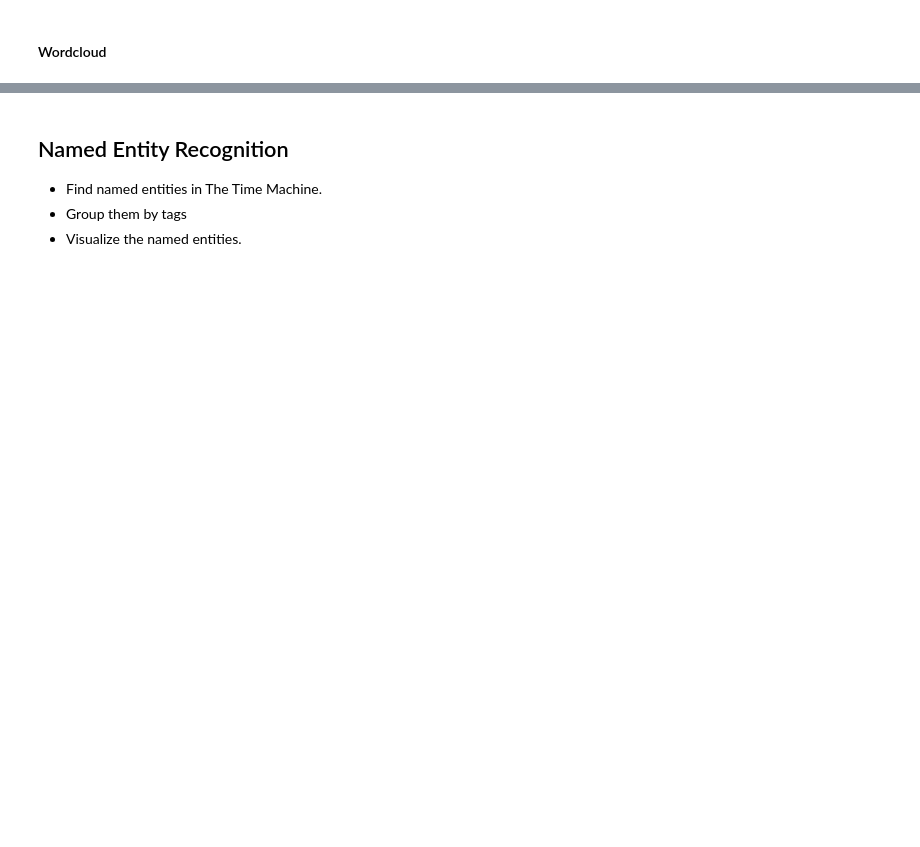
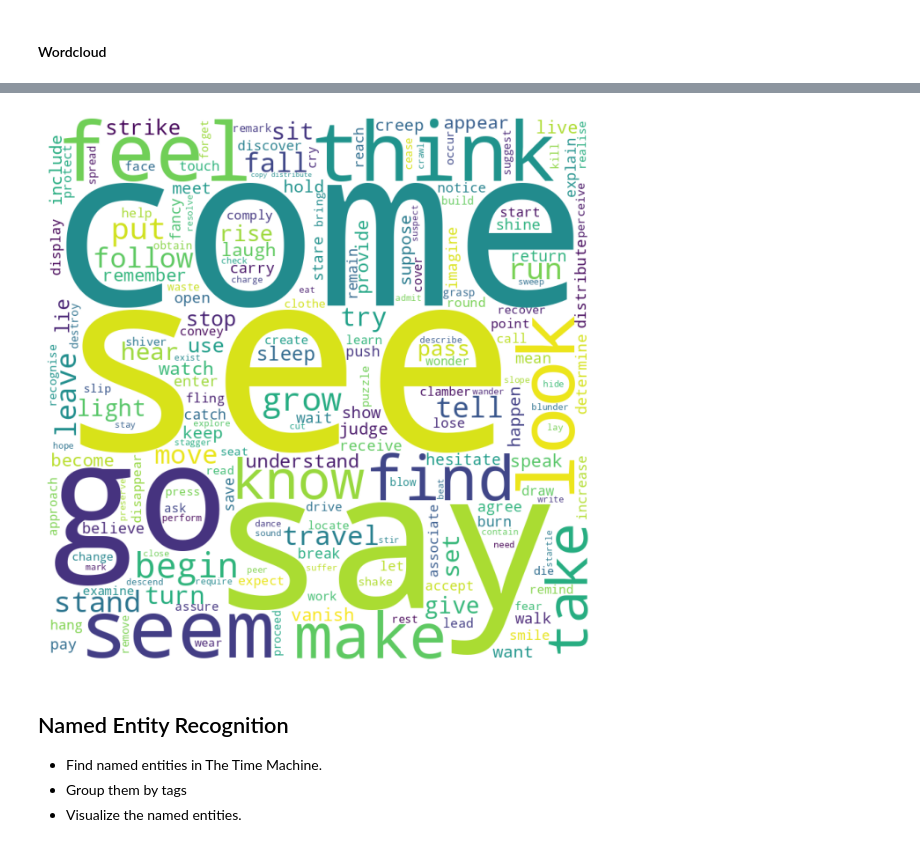
Before and after one commit to Schmiddi3110/MasterStudium, a Jupyter notebook: NLP/Vorlesung2/NLP-02-2-POS_NER.ipynb, the cells around one changed output, grey strips where cells are left out. Cells and saved outputs as stored; diff of their text form; code cells hidden in the pictures; blank space fills up the shorter version.

```diff
--- a/NLP/Vorlesung2/NLP-02-2-POS_NER.ipynb
+++ b/NLP/Vorlesung2/NLP-02-2-POS_NER.ipynb
@@ -37,5 +99,20 @@ import matplotlib.pyplot as plt
 # %%
-#TODO
+verb_word_list = []
+for i in range(len(pos_lemmatized)):
+    if pos_lemmatized[i][0] == 'VERB':
+        verb_word_list.append(pos_lemmatized[i][1])
+
+wordcloud_words = ""
+wordcloud_words += " ".join(verb_word_list)+ " "
+wordcloud = WordCloud(width = 800, height = 800, background_color= 'white', stopwords = STOPWORDS, min_font_size = 10).generate(wordcloud_words)
+
+plt.figure(figsize=(8,8), facecolor = None)
+plt.imshow(wordcloud)
+plt.axis("off")
+
+plt.show()
+# %% [output]
+[figure, added]
 # %% [markdown]
 ## Named Entity Recognition
 - Find named entities in The Time Machine.
```
Also changed, not shown: parts of 14 cells of this notebook.
